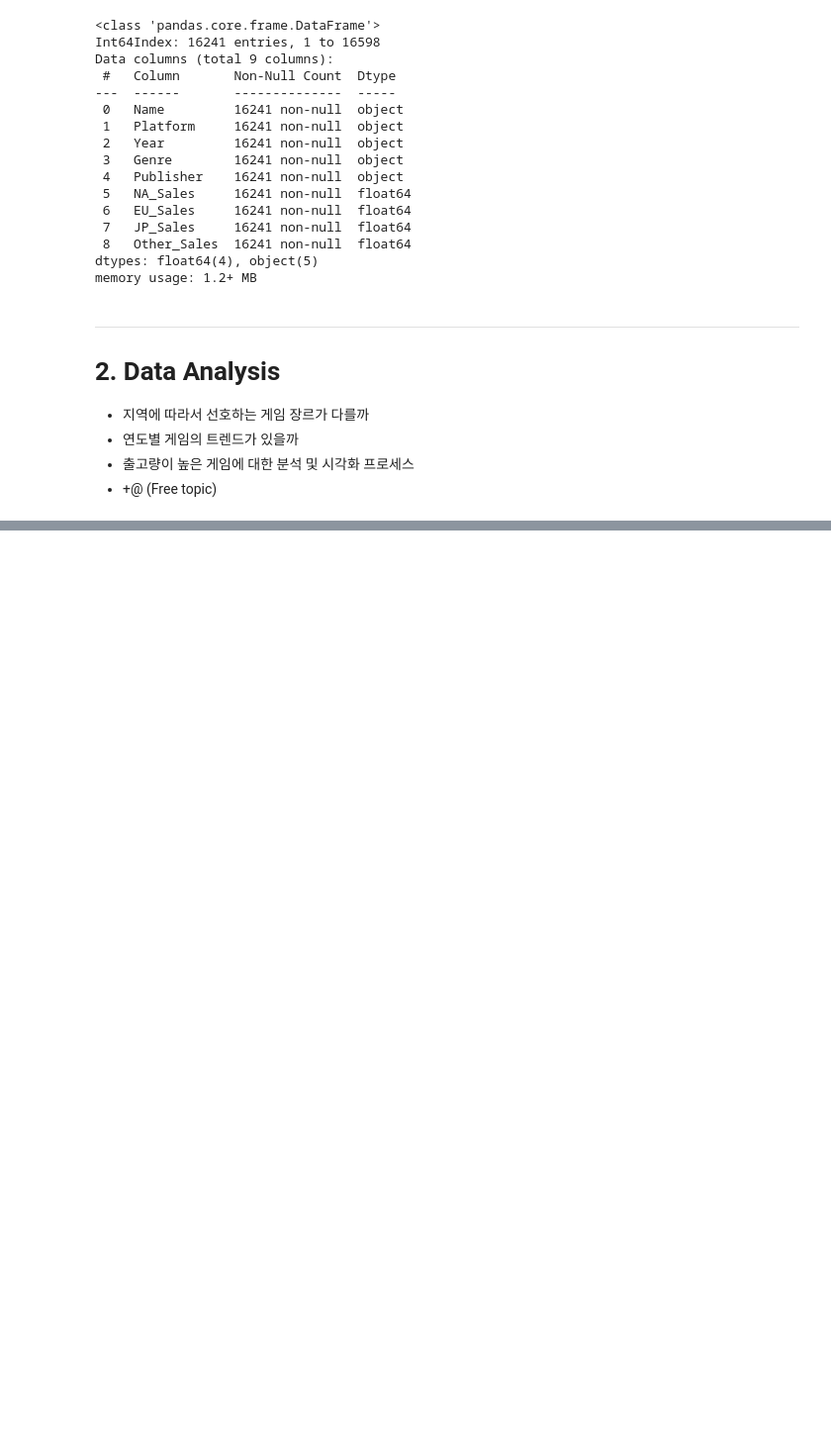
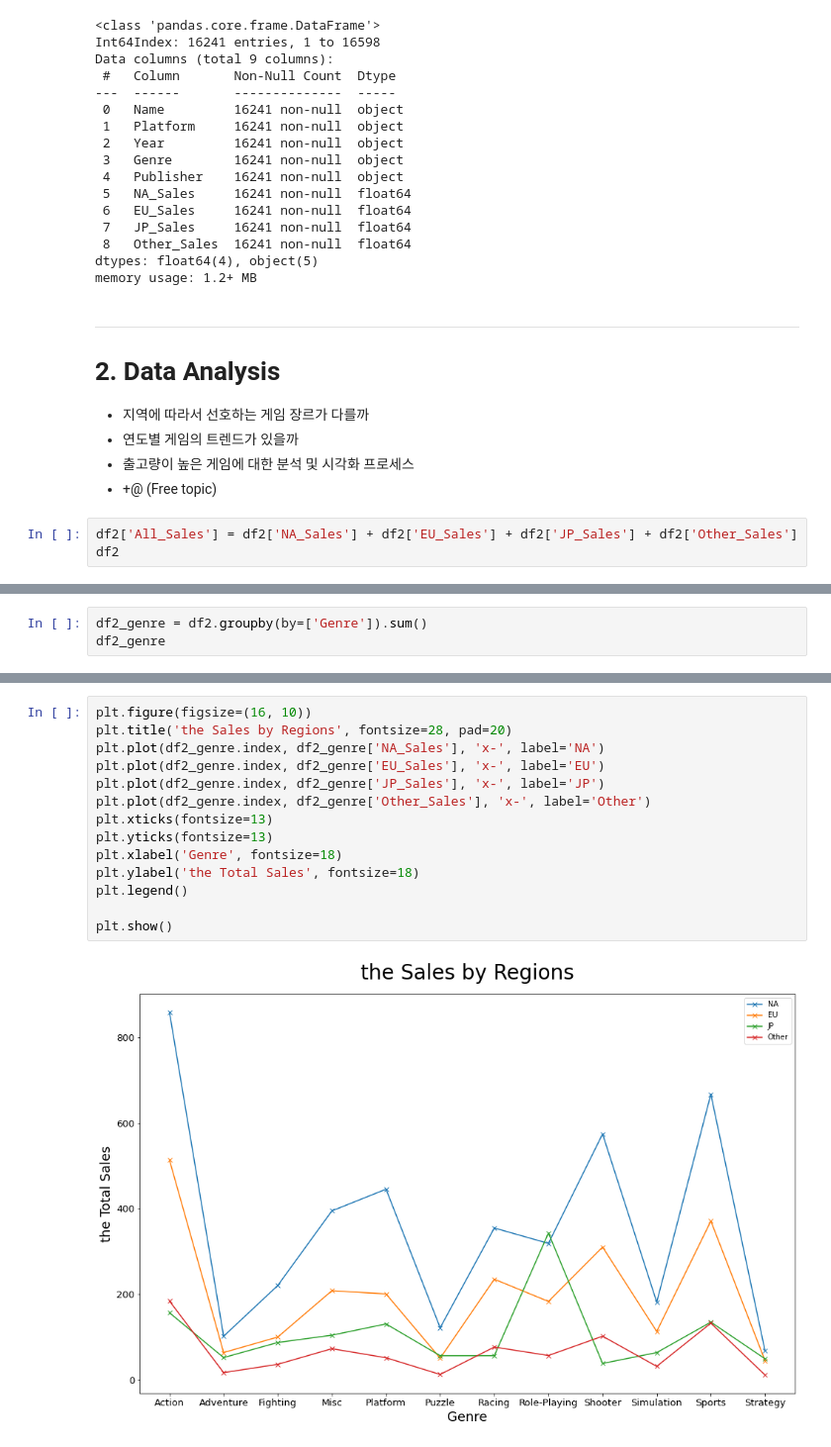
Before and after one commit to sangwook4kim/PROJ_1_VIDEOGAMES, a Jupyter notebook: ai07-sc1-proj1.ipynb, the cells around one changed output, grey strips where cells are left out. Shown at 99% size. Saved outputs shown, nothing was run; the diff lists cells and outputs as text; blank space fills up the shorter version.

```diff
--- a/ai07-sc1-proj1.ipynb
+++ b/ai07-sc1-proj1.ipynb
@@ -247,3 +247,6 @@ memory usage: 1.2+ MB
 *   연도별 게임의 트렌드가 있을까
 *   출고량이 높은 게임에 대한 분석 및 시각화 프로세스
 *   +@ (Free topic)
+# %%
+df2['All_Sales'] = df2['NA_Sales'] + df2['EU_Sales'] + df2['JP_Sales'] + df2['Other_Sales']
+df2
@@ -249,0 +286,3 @@ memory usage: 1.2+ MB
+# %%
+df2_genre = df2.groupby(by=['Genre']).sum()
+df2_genre
@@ -249,0 +304,16 @@ memory usage: 1.2+ MB
+# %%
+plt.figure(figsize=(16, 10))
+plt.title('the Sales by Regions', fontsize=28, pad=20)
+plt.plot(df2_genre.index, df2_genre['NA_Sales'], 'x-', label='NA')
+plt.plot(df2_genre.index, df2_genre['EU_Sales'], 'x-', label='EU')
+plt.plot(df2_genre.index, df2_genre['JP_Sales'], 'x-', label='JP')
+plt.plot(df2_genre.index, df2_genre['Other_Sales'], 'x-', label='Other')
+plt.xticks(fontsize=13)
+plt.yticks(fontsize=13)
+plt.xlabel('Genre', fontsize=18)
+plt.ylabel('the Total Sales', fontsize=18)
+plt.legend()
+
+plt.show()
+# %% [output]
+[figure, added]
```
Also changed, not shown: parts of 9 cells of this notebook.
